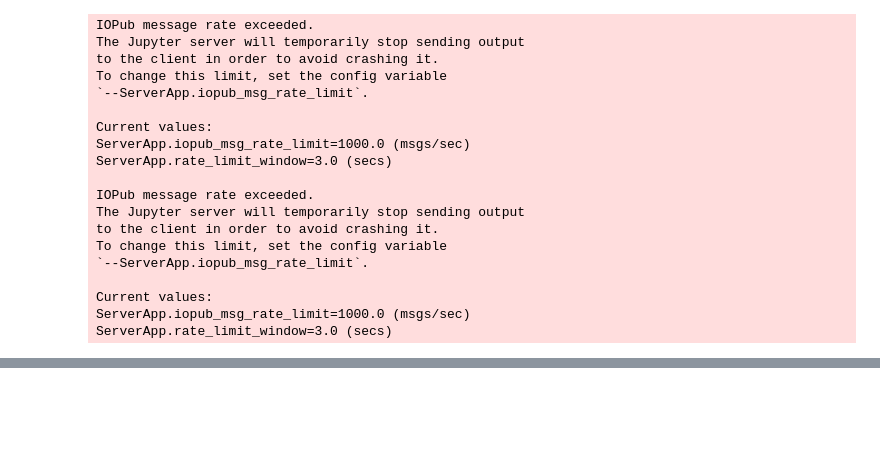
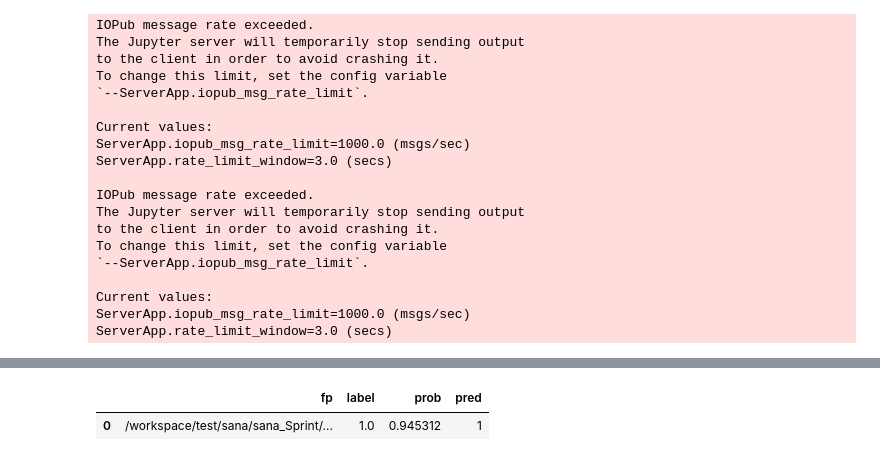
Before and after one commit to Grafit24/synthetic-image-detection, a Jupyter notebook: notebooks/sana_clf.ipynb, the cells around one changed output, grey strips where cells are left out. Cells and saved outputs as stored; diff of their text form; code cells hidden in the pictures; blank space fills up the shorter version.

Commit message:
fix: eval

```diff
--- a/notebooks/sana_clf.ipynb
+++ b/notebooks/sana_clf.ipynb
@@ -311,0 +366,8 @@ NameError: name 'evaluate' is not defined
+# %%
+import pandas as pd
+
+df = pd.read_csv("eval_results.csv")
+df.head(1)
+# %% [output]
+|  | fp | label | prob | pred |
+| 0 | /workspace/test/sana/sana_Sprint/... | 1.0 | 0.945312 | 1 |
```
Also changed, not shown: parts of 3 cells of this notebook, 2 other files.
